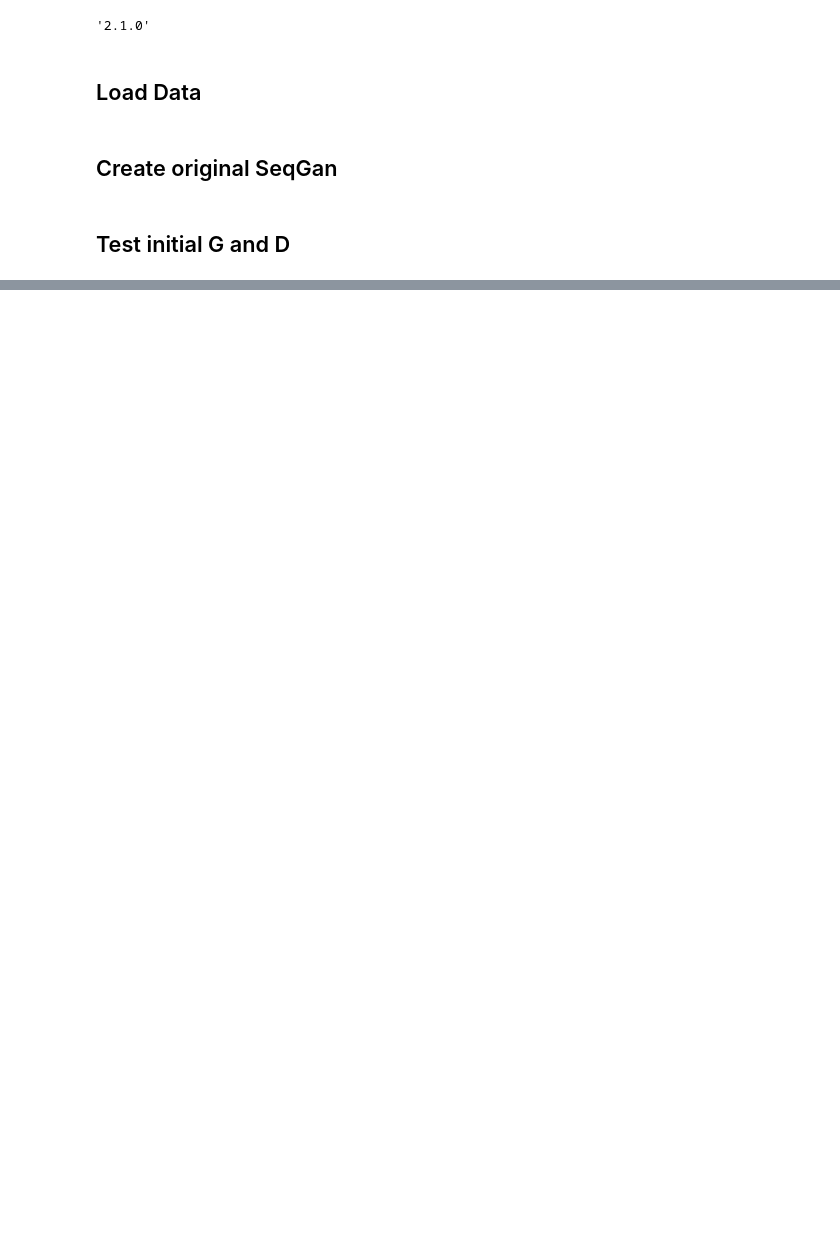
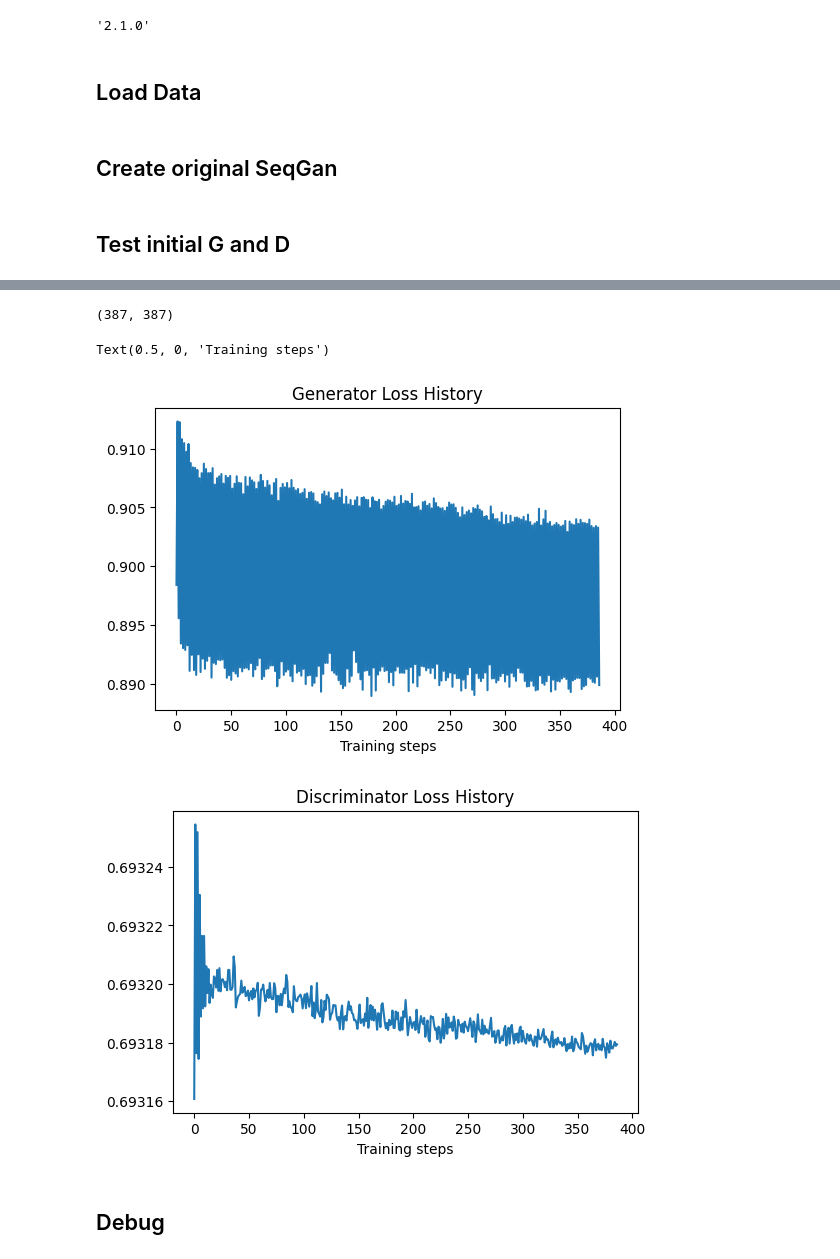
Before and after one commit to project-basileus/multitype-sequence-generation-by-tlstm-gan, a Jupyter notebook: notebooks/seq-gan-original.ipynb, the cells around one changed output, grey strips where cells are left out. Cells and saved outputs as stored; diff of their text form; code cells hidden in the pictures; blank space fills up the shorter version.

```diff
--- a/notebooks/seq-gan-original.ipynb
+++ b/notebooks/seq-gan-original.ipynb
@@ -225,0 +345,3 @@ array([[[0.48348546]],
+# %%
+# generate fake data by G to pre-train D
+real_pos_event_type_seqs = pos_event_type_seqs[0:N_real_D, :, :]
@@ -225,0 +371,9 @@ array([[[0.48348546]],
+# %%
+step = 0
+OPTIMIZER = SGD(lr=1e-3)
+for event_type_batch, labels in tqdm(pretrain_D_dataset.take(_TOTAL_STEPS)):
+    step += 1
+    print('Training Step:', step)
+
+    disc_token_loss = pretrain_discriminator(event_type_batch, labels, pretrained_discriminator, verbose=True, optimizer=OPTIMIZER)
+    pretrain_disc_token_loss_history.append(disc_token_loss.numpy())
@@ -225,0 +550,20 @@ array([[[0.48348546]],
+# %%
+for event_type_batch, _ in tqdm(train_dataset.take(_TOTAL_STEPS)):
+    step += 1
+    print('Training Step:', step)
+    # train the generator
+    for _ in range(_G_STEPS):
+        gen_loss = train_generator(G, D, BATCH_SIZE, T, mc_size=100, verbose=True, optimizer=Adam(lr=0.001))
+        gen_loss_history.append(gen_loss.numpy())
+
+    # train the discriminator
+    for _ in range(_D_STEPS):
+        disc_loss = train_discriminator(event_type_batch, G, D, BATCH_SIZE, T, verbose=True, optimizer=Adam(lr=0.001))
+        disc_loss_history.append(disc_loss.numpy())
+
+#     # save weights every 200 steps
+#     if step % 100 == 0:
+#         print('Saving weights...')
+#         save_path_prefix = f'/home/lun/project-basileus/seq-gan/experiment_results/long_seqs_v10/oracle_train_{step}'
+#         save_model_weights(save_path_prefix, generator, discriminator, critic)
+#         print('All Saved!')
@@ -225,0 +600,20 @@ array([[[0.48348546]],
+# %%
+len(gen_loss_history), len(disc_loss_history)
+# %% [output]
+(387, 387)
+# %%
+x = range(len(gen_loss_history))
+plt.figure(dpi=100)
+plt.plot(x, gen_loss_history)
+plt.title('Generator Loss History')
+plt.xlabel('Training steps')
+
+x = range(len(disc_loss_history))
+plt.figure(dpi=100)
+plt.plot(x, disc_loss_history)
+plt.title('Discriminator Loss History')
+plt.xlabel('Training steps')
+# %% [output]
+Text(0.5, 0, 'Training steps')
+[figure, added]
+[figure, added]
@@ -225,0 +644,2 @@ array([[[0.48348546]],
+# %% [markdown]
+## Debug
```
Also changed, not shown: parts of 37 cells of this notebook, 1 other file.
